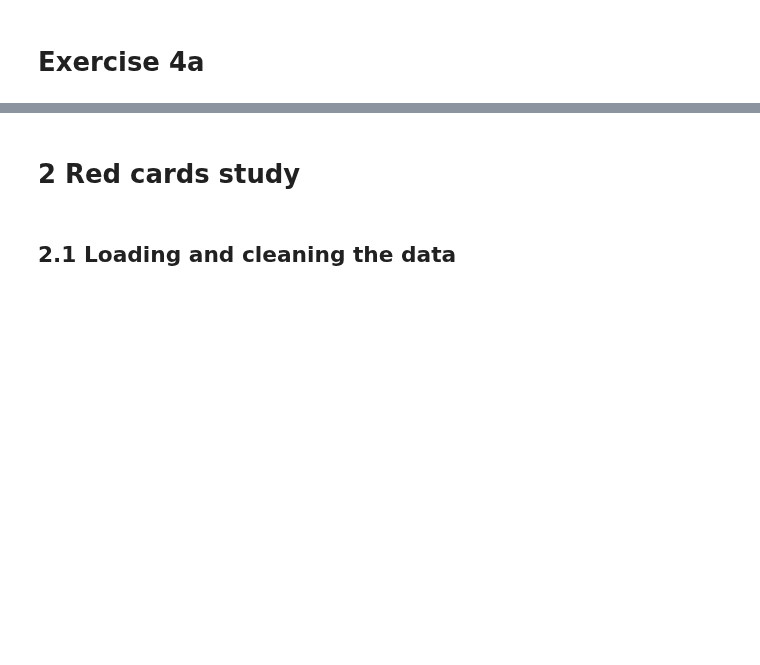
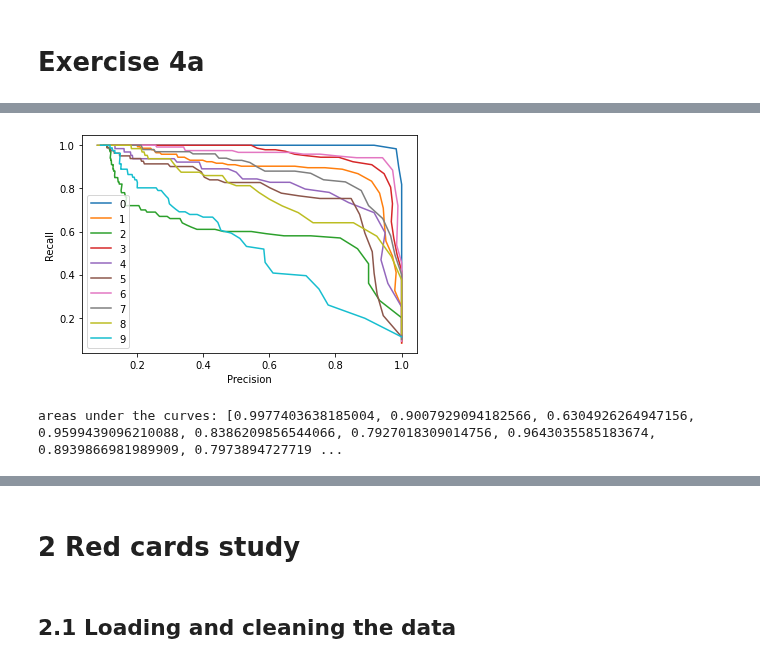
Before and after one commit to kdidi99/ml_fundamentals_hd, a Jupyter notebook: red-cards.ipynb, the cells around one changed output, grey strips where cells are left out. Cells and saved outputs as stored; diff of their text form; code cells hidden in the pictures; blank space fills up the shorter version.

```diff
--- a/red-cards.ipynb
+++ b/red-cards.ipynb
@@ -4,0 +80,38 @@
+# %%
+# calculating the mean of the precision for the different labels
+def Pm(N, dist, labels):
+    P = precisionmatrix(dist, N, labels)
+    return np.array([np.transpose(P)[labels == i].mean(axis = 0) for i in range(10)])
+
+# calculating the mean of the recall for the different labels
+def Rm(N, dist, labels):
+    R = recallmatrix(dist, N, labels)
+    return np.array([np.transpose(R)[labels == i].mean(axis = 0) for i in range(10)])
+# %%
+# calculating the area under the precision:recall-curve for the different labels
+def auc(Pre, Rec):
+    auc_ = [0]*10
+    for j in range(10):
+        for k in range(len(Pre[j])-1):
+            # adding up the area under the curve by approximating the area by trapezes
+            auc_[j] += -(Rec[j][k+1]+Rec[j][k])/2*(Pre[j][k+1]-Pre[j][k])
+        # the curve does not end at (0,1) so the auc has to be extended to this point
+        auc_[j] += -(1+Rec[j][-1])/2*(0-Pre[j][-1])
+    return auc_
+
+# plot the precision:recall-curve and print the AUC
+def plotauc(Pre, Rec):
+    for j in range(10):
+        plt.plot(Pre[j], Rec[j], label = j)
+    plt.xlabel("Precision")
+    plt.ylabel("Recall")
+    plt.legend(loc = 'best')
+    plt.show()
+    print("areas under the curves:", auc(Pm_, Rm_))
+# %%
+Pm_ = Pm(N, testdist, testlabels)
+Rm_ = Rm(N, testdist, testlabels)
+plotauc(Pm_, Rm_)
+# %% [output]
+[figure, added]
+areas under the curves: [0.9977403638185004, 0.9007929094182566, 0.6304926264947156, 0.9599439096210088, 0.8386209856544066, 0.7927018309014756, 0.9643035585183674, 0.8939866981989909, 0.7973894727719 ...
```
Also changed, not shown: parts of 22 cells of this notebook.
